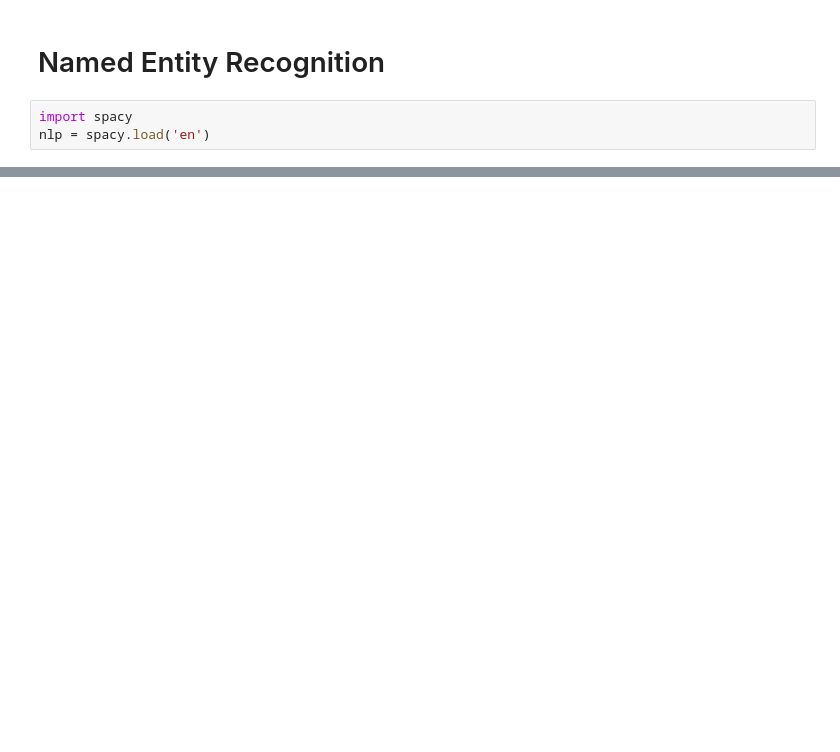
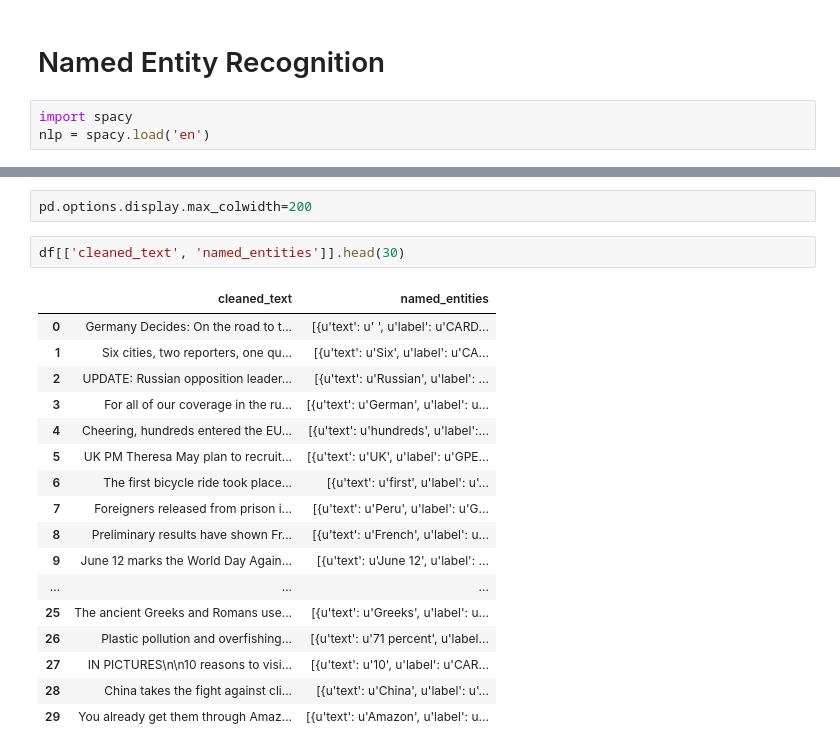
Before and after one commit to tobysoby/hhackathon, a Jupyter notebook: notebooks/first Analyses.ipynb, the cells around one changed output, grey strips where cells are left out. Cells and saved outputs as stored; diff of their text form; blank space fills up the shorter version.

```diff
--- a/notebooks/first Analyses.ipynb
+++ b/notebooks/first Analyses.ipynb
@@ -80,0 +191,22 @@ df.named_entities[3]
+# %%
+pd.options.display.max_colwidth=200
+# %%
+df[['cleaned_text', 'named_entities']].head(30)
+# %% [output]
+|  | cleaned_text | named_entities |
+| 0 | Germany Decides: On the road to t... | [{u'text': u' ', u'label': u'CARD... |
+| 1 | Six cities, two reporters, one qu... | [{u'text': u'Six', u'label': u'CA... |
+| 2 | UPDATE: Russian opposition leader... | [{u'text': u'Russian', u'label': ... |
+| 3 | For all of our coverage in the ru... | [{u'text': u'German', u'label': u... |
+| 4 | Cheering, hundreds entered the EU... | [{u'text': u'hundreds', u'label':... |
+| 5 | UK PM Theresa May plan to recruit... | [{u'text': u'UK', u'label': u'GPE... |
+| 6 | The first bicycle ride took place... | [{u'text': u'first', u'label': u'... |
+| 7 | Foreigners released from prison i... | [{u'text': u'Peru', u'label': u'G... |
+| 8 | Preliminary results have shown Fr... | [{u'text': u'French', u'label': u... |
+| 9 | June 12 marks the World Day Again... | [{u'text': u'June 12', u'label': ... |
+| ... | ... | ... |
+| 25 | The ancient Greeks and Romans use... | [{u'text': u'Greeks', u'label': u... |
+| 26 | Plastic pollution and overfishing... | [{u'text': u'71 percent', u'label... |
+| 27 | IN PICTURES\n\n10 reasons to visi... | [{u'text': u'10', u'label': u'CAR... |
+| 28 | China takes the fight against cli... | [{u'text': u'China', u'label': u'... |
+| 29 | You already get them through Amaz... | [{u'text': u'Amazon', u'label': u... |
```
Also changed, not shown: parts of 31 cells of this notebook.
